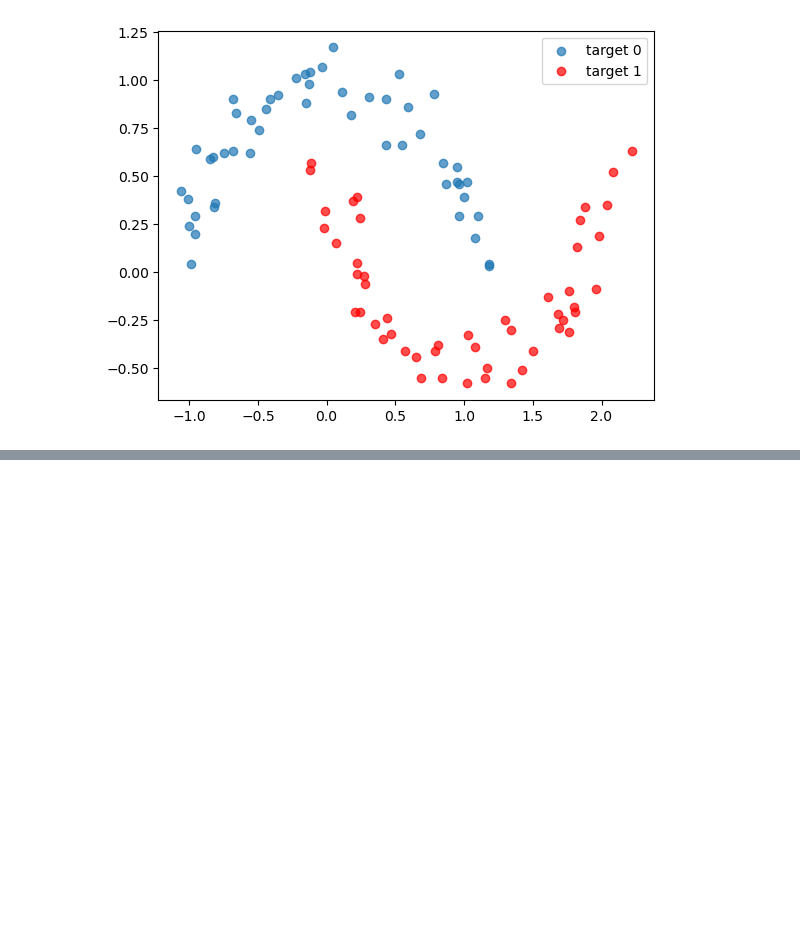
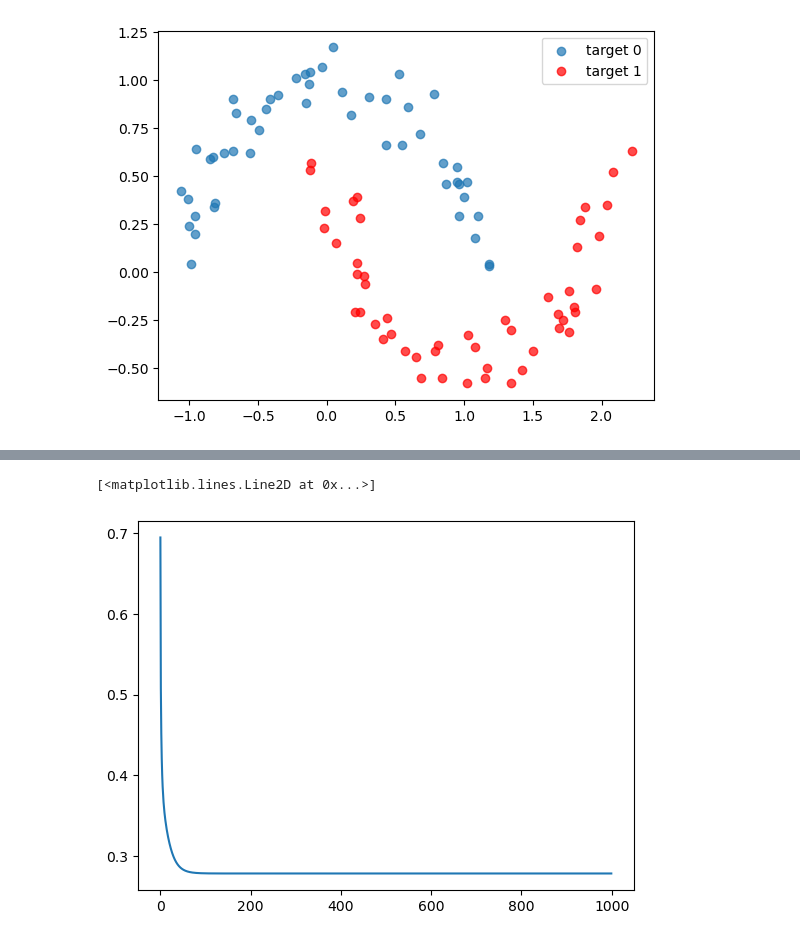
Before and after one commit to mau0414/visao-computacional, a Jupyter notebook: modulo3-pipeline_de_treinamento/2-multiplas_camadas_e_nao_linearidade.ipynb, the cells around one changed output, grey strips where cells are left out. Drawn from its saved outputs; the diff is of its cells as text; code cells hidden in the pictures; blank space fills up the shorter version.

Commit message:
modulo 3 completo

```diff
--- a/modulo3-pipeline_de_treinamento/2-multiplas_camadas_e_nao_linearidade.ipynb
+++ b/modulo3-pipeline_de_treinamento/2-multiplas_camadas_e_nao_linearidade.ipynb
@@ -54,0 +59,30 @@ TypeError: train() missing 1 required positional argument: 'loss_func'
+# %%
+# pode-se entao pensar que fazer modelo com duas camadas lineares aumenta capacidade de entedimento do modelo sob dados
+
+# maneira de sobreescrever modulos de modelo
+class Model(nn.Module):
+
+    def __init__(self):
+        super().__init__()
+        # colocar camada de entrada com mais saidas refina modelo
+        # aumenta custo do modelo e pode gerar ma generalizacao (overfit)
+        # camadas mais baixas sao avaliacoes de mais baixo nivel
+        # camadas mais acima sao camadas com avaliacoes mais gerais
+        self.layer1 = nn.Linear(in_features=2, out_features=16)
+        self.layer2 = nn.Linear(in_features=16, out_features=1)
+
+    # usado no lugar de __call__, chama o __call__ da funcao pai nn.Module
+    def forward(self, x):
+        x = self.layer1(x)
+        x = self.layer2(x)
+
+        return x
+
+model = Model()
+
+losses = train(model, inputs, targets, 1000, 0.5, loss_func)
+
+plt.plot(losses)
+# %% [output]
+[<matplotlib.lines.Line2D at 0x...>]
+[figure, added]
```
Also changed, not shown: parts of 8 cells of this notebook, 11 other files.
